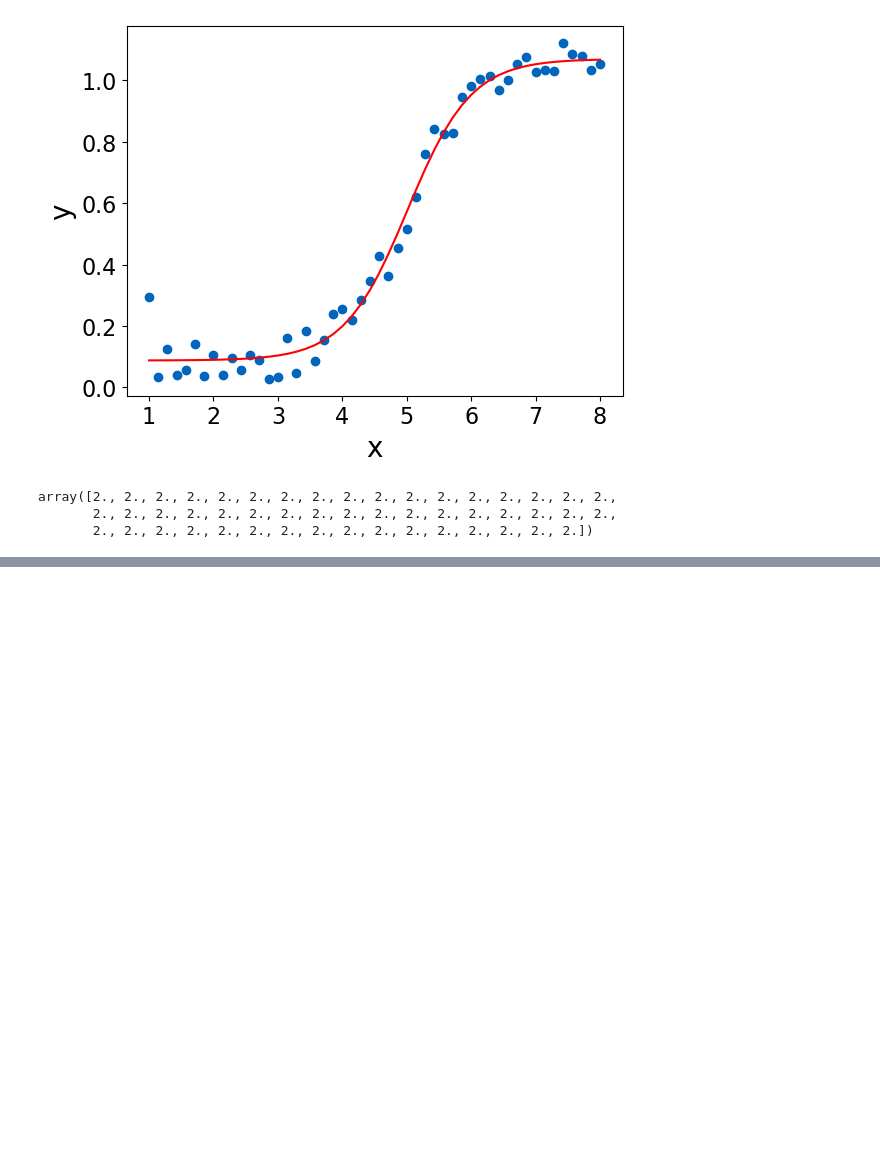
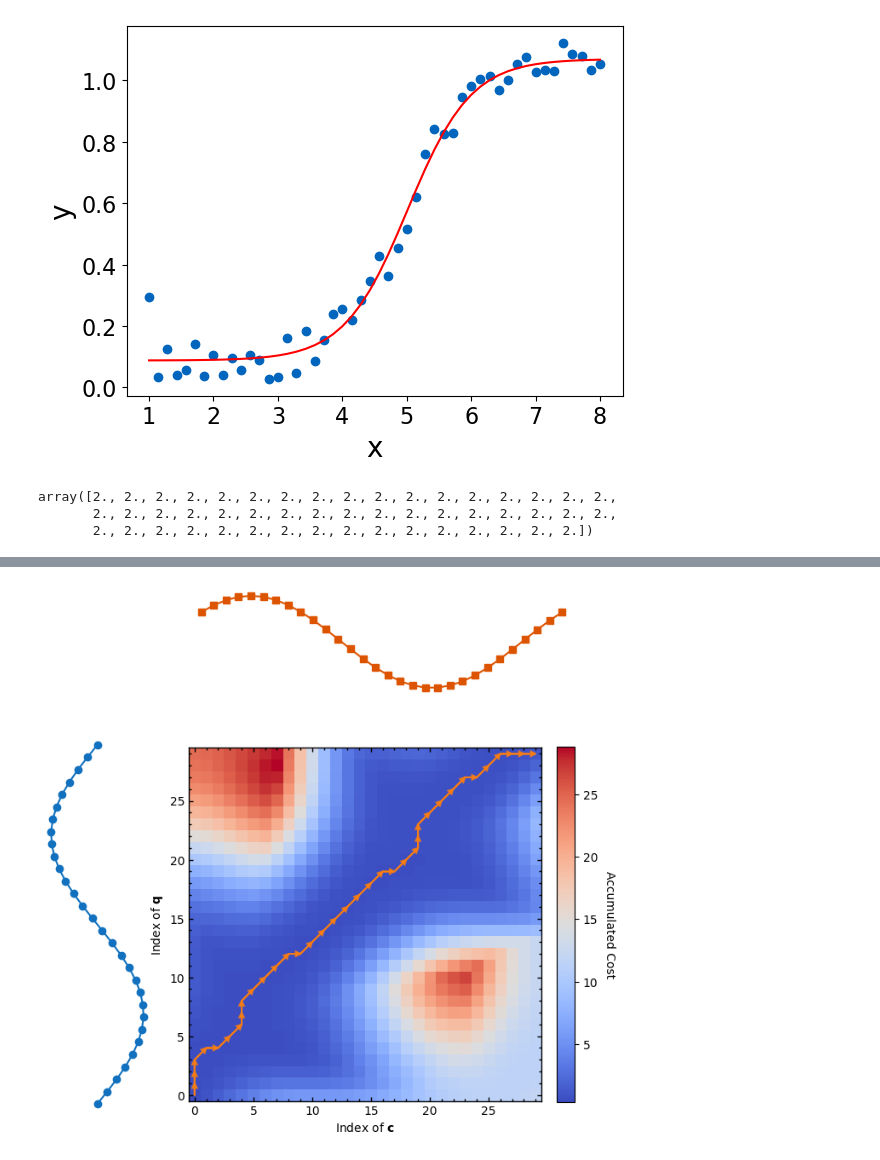
Before and after one commit to LastStriker11/disruptive_taxi_demand, a Jupyter notebook: Logistic_function.ipynb, the cells around one changed output, grey strips where cells are left out. Saved outputs shown, nothing was run; the diff lists cells and outputs as text; code cells hidden in the pictures; blank space fills up the shorter version.

```diff
--- a/Logistic_function.ipynb
+++ b/Logistic_function.ipynb
@@ -208,0 +305,95 @@ plt.plot(xdata, func(xdata, *popt), 'g--',
+# %%
+n, m = len(y1), len(y2)
+
+# --- Step 2: Compute accumulated cost matrix (DTW) ---
+dtw = np.full((n + 1, m + 1), np.inf)
+dtw[0, 0] = 0
+
+for i in range(1, n + 1):
+    for j in range(1, m + 1):
+        cost = (y1[i - 1] - y2[j - 1]) ** 2
+        dtw[i, j] = cost + min(dtw[i - 1, j], dtw[i, j - 1], dtw[i - 1, j - 1])
+
+# --- Step 3: Backtrack to find optimal path ---
+i, j = n, m
+path = []
+while i > 0 and j > 0:
+    path.append((i - 1, j - 1))
+    options = [dtw[i - 1, j - 1], dtw[i - 1, j], dtw[i, j - 1]]
+    move = np.argmin(options)
+    if move == 0:
+        i, j = i - 1, j - 1
+    elif move == 1:
+        i -= 1
+    else:
+        j -= 1
+path.reverse()
+
+# --- Step 4: Create figure layout ---
+fig = plt.figure(figsize=(8, 8))
+grid = plt.GridSpec(4, 4, hspace=0.4, wspace=0.4)
+
+# Left plot: time series y1
+ax_left = fig.add_subplot(grid[1:, 0])
+ax_left.spines[['right', 'top', 'bottom', 'left']].set_visible(False)
+
+ax_left.plot(y1, range(1, n + 1), color='#1171be', label=r'Series $\mathbf{q}$', marker='o')
+# ax_left.legend(loc='upper right', fontsize=8)
+ax_left.set_ylim(0, n + 1)
+ax_left.set_xticks([])
+ax_left.set_yticks([])
+
+# Top plot: time series y2
+ax_top = fig.add_subplot(grid[0, 1:])
+ax_top.spines[['right', 'top', 'bottom', 'left']].set_visible(False)
+
+ax_top.plot(range(1, m + 1), y2, color='#dd5400', label=r'Series $\mathbf{p}$', marker='s')
+# ax_top.legend(loc='lower left', fontsize=8)
+ax_top.set_xlim(0, m + 1)
+ax_top.set_xticks([])
+ax_top.set_yticks([])
+
+
+# Main DTW cost matrix
+ax_main = fig.add_subplot(grid[1:, 1:])
+ax_main.tick_params(direction='in', top=True, right=True, which='both', width=1)
+ax_main.spines[['bottom','top','left','right']].set_linewidth(1)
+ax_main.yaxis.set_minor_locator(tck.AutoMinorLocator())
+ax_main.xaxis.set_minor_locator(tck.AutoMinorLocator())
+
+cost_matrix = dtw[1:, 1:]
+im = ax_main.imshow(cost_matrix, origin='lower', cmap='coolwarm', interpolation='none')
+cbar = plt.colorbar(im, ax=ax_main, fraction=0.046, pad=0.04)
+cbar.set_label("Accumulated Cost", rotation=270, labelpad=15)
+# Add numeric values in cells
+# for i in range(n):
+#     for j in range(m):
+#         ax_main.text(j, i, f"{cost_matrix[i, j]:.1f}", ha='center', va='center', fontsize=4)
+
+# Plot the optimal warping path
+pi, pj = zip(*path)
+ax_main.plot(pj, pi, color='tab:orange', linewidth=1)
+
+# Plot the path with arrows
+for k in range(len(path) - 1):
+    i1, j1 = path[k]
+    i2, j2 = path[k + 1]
+    ax_main.arrow(
+        j1, i1,                   # start at (x, y)
+        j2 - j1, i2 - i1,         # vector direction
+        color='tab:orange',
+        length_includes_head=True,
+        head_width=0.4,
+        head_length=0.4,
+        linewidth=1.5,
+        alpha=0.8
+    )
+
+ax_main.set_xlabel(r'Index of $\mathbf{p}$')
+ax_main.set_ylabel(r'Index of $\mathbf{q}$')
+# ax_main.set_title('DTW Accumulated Cost Matrix with Optimal Path')
+
+plt.tight_layout()
+plt.show()
+# %% [output]
+[figure, added]
```
Also changed, not shown: parts of 13 cells of this notebook, 5 other files.
